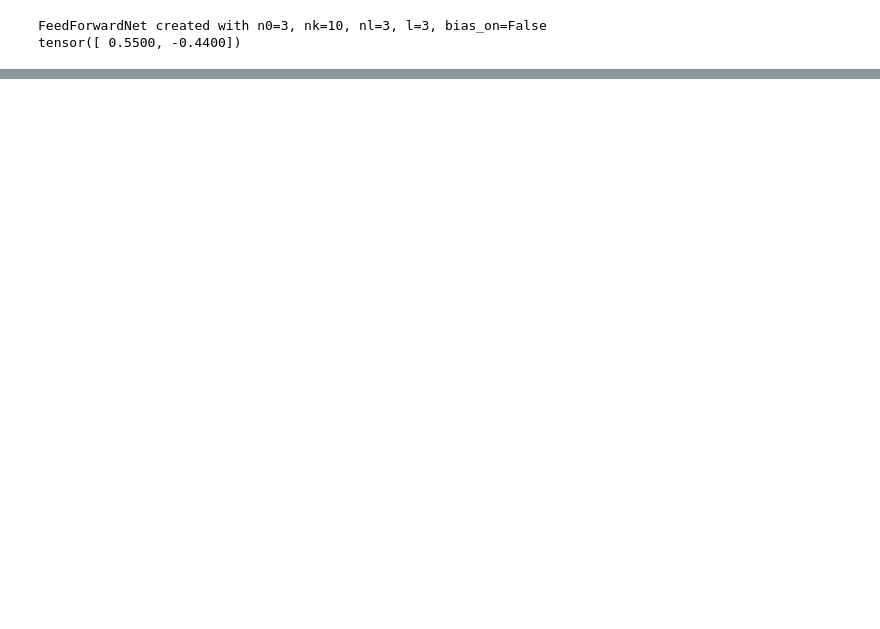
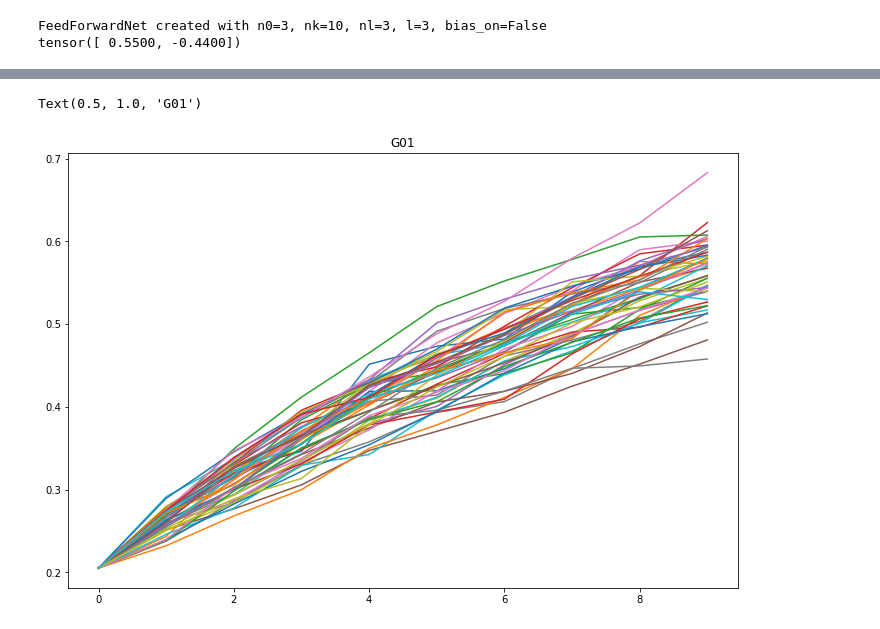
Before and after one commit to vkmbox/Ml-readinggroup, a Jupyter notebook: Roberts_Yaida/chapter5/ffn_relu_distribution.ipynb, the cells around one changed output, grey strips where cells are left out. Saved outputs shown, nothing was run; the diff lists cells and outputs as text; code cells hidden in the pictures; blank space fills up the shorter version.

```diff
--- a/Roberts_Yaida/chapter5/ffn_relu_distribution.ipynb
+++ b/Roberts_Yaida/chapter5/ffn_relu_distribution.ipynb
@@ -88,18 +87,29 @@ class ParametricReLUNet(FeedForwardNet):
         self.slope_negative = slope_negative
 
     def PReLU(self, input: Tensor) -> Tensor:
-        for pos in range(input.size(dim=0)):
-            input[pos] = input[pos] * (self.slope_positive if input[pos] >= 0 else self.slope_negative)
+        # for pos in range(input.size(dim=0)):
+        #     input[pos] = input[pos] * (self.slope_positive if input[pos] >= 0 else self.slope_negative)
+        input = torch.where(input >= 0, self.slope_positive * input, self.slope_negative * input)
         return input
 
     def forward(self, xx):
         if self.slope_positive == None:
             raise Exception("To use forward set slopes with call ParametricReLUNet.set_slopes(...)")
 
+        self.G01 = [K_xx(1, 2, self.cw, xx)]  # start recording metric G from G_1 (4.8)
+        self.G00 = [K_xx(1, 1, self.cw, xx)]
+        self.G11 = [K_xx(2, 2, self.cw, xx)]
+
         zk = torch.tensor(xx.transpose(), dtype=torch.float32)
-        for linear in self.linears:
+        for linear in self.linears[:-1]:
             zk = linear(zk)
             zk = self.PReLU(zk)
+            zk_ = zk.detach().numpy()
+            assert zk_.shape[0] == 2, zk_.shape
+            self.G01.append(zk_[0].dot(zk_[1])/zk_.shape[1] * self.cw)  # keep recording metric G (stochastic, 4.36)
+            self.G00.append(zk_[0].dot(zk_[0])/zk_.shape[1] * self.cw)
+            self.G11.append(zk_[1].dot(zk_[1])/zk_.shape[1] * self.cw)
+        zk = self.linears[-1](zk)
         return zk.detach().numpy().transpose()
 # %%
 #Test for PReLU-activation implementation
@@ -122,7 +132,7 @@ nd = 2
 '''slope_plus, slope_minus: # slopes for Relu
     experiments_number: # number of experiments'''
 slope_plus, slope_minus=1.0, 0.5
-experiments_number = 20
+experiments_number = 50
 
 testNet = ParametricReLUNet(n0=n0,nk=nk,nl=nl,l=l)
 testNet.set_log_level("info")
@@ -131,14 +141,25 @@ xx = np.random.normal(size=(n0, nd)).astype(np.float32)
 yy = np.zeros((experiments_number, nl, nd))
 cw= 2.0/(slope_plus**2.0 + slope_minus**2.0)
 
+G01_records = []
+G00_records = []
+G11_records = []
+
 #for each experiment re-initialisation of the weights with recalculation
 for experiment_number in range(experiments_number):
     #weights distribution is initialisied as in (5.67)
     testNet.init_weights(0, cw)
-    for col in range(nd):
-        res = testNet.forward(xx[:,col])
-        for row in range(nl):
-            yy[experiment_number,row,col] = res[row]
+    # for col in range(nd):
+    #     res = testNet.forward(xx[:,col])
+    #     for row in range(nl):
+    #         yy[experiment_number,row,col] = res[row]
+    res = testNet.forward(xx)
+    yy[experiment_number] = res
+    G01_records.append(testNet.G01.copy())
+    G00_records.append(testNet.G00.copy())
+    G11_records.append(testNet.G11.copy())
+
+    print('-', end='')
 
 #print("xx:", xx)
 #print("yy:", yy)
@@ -174,0 +199,9 @@ Metric (4.8) for trainpoint 2 and trainpoint 2: 6.032336298624674
+# %%
+plt.figure(figsize=(12, 8))
+for i, Gs in enumerate(G01_records):
+    plt.plot(Gs, label=f"experiment {i}")
+#plt.legend()
+plt.title("G01")
+# %% [output]
+Text(0.5, 1.0, 'G01')
+[figure, added]
```
Also changed, not shown: parts of 11 cells of this notebook.
